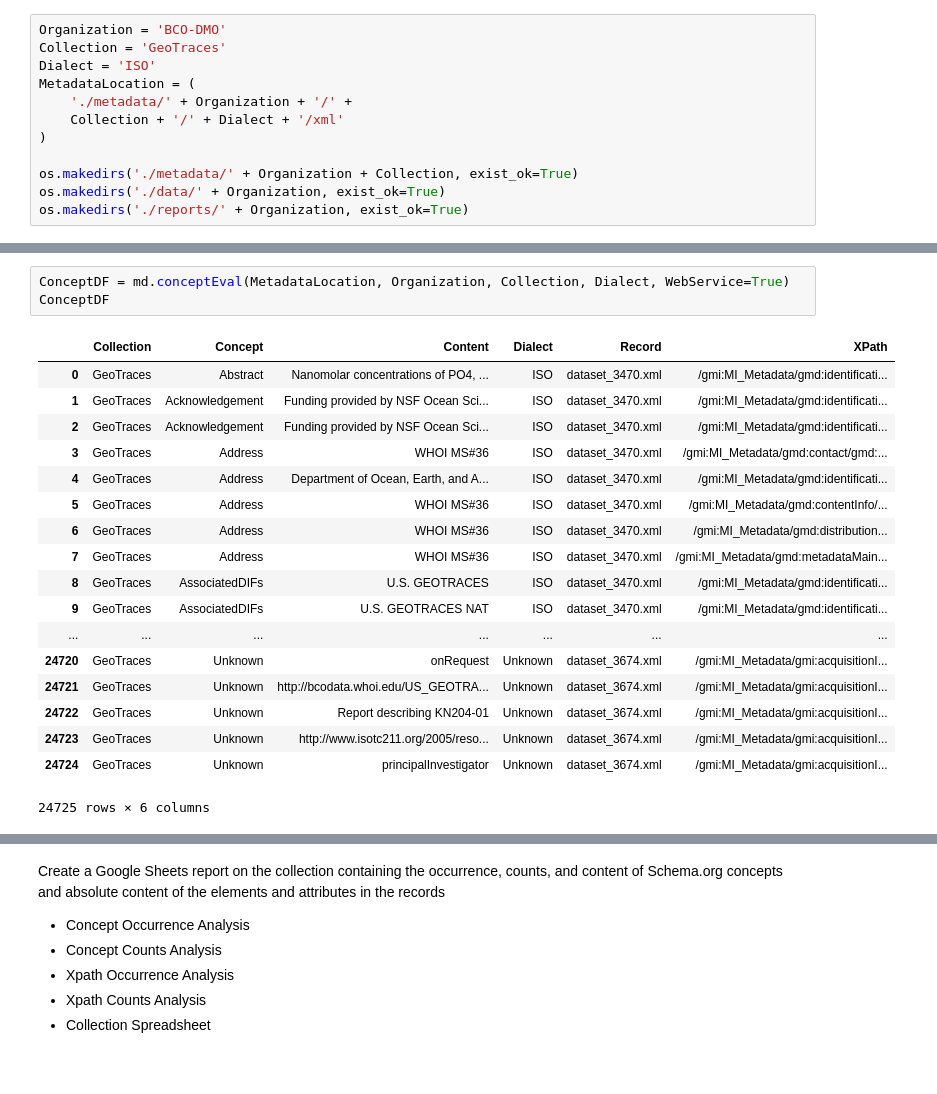
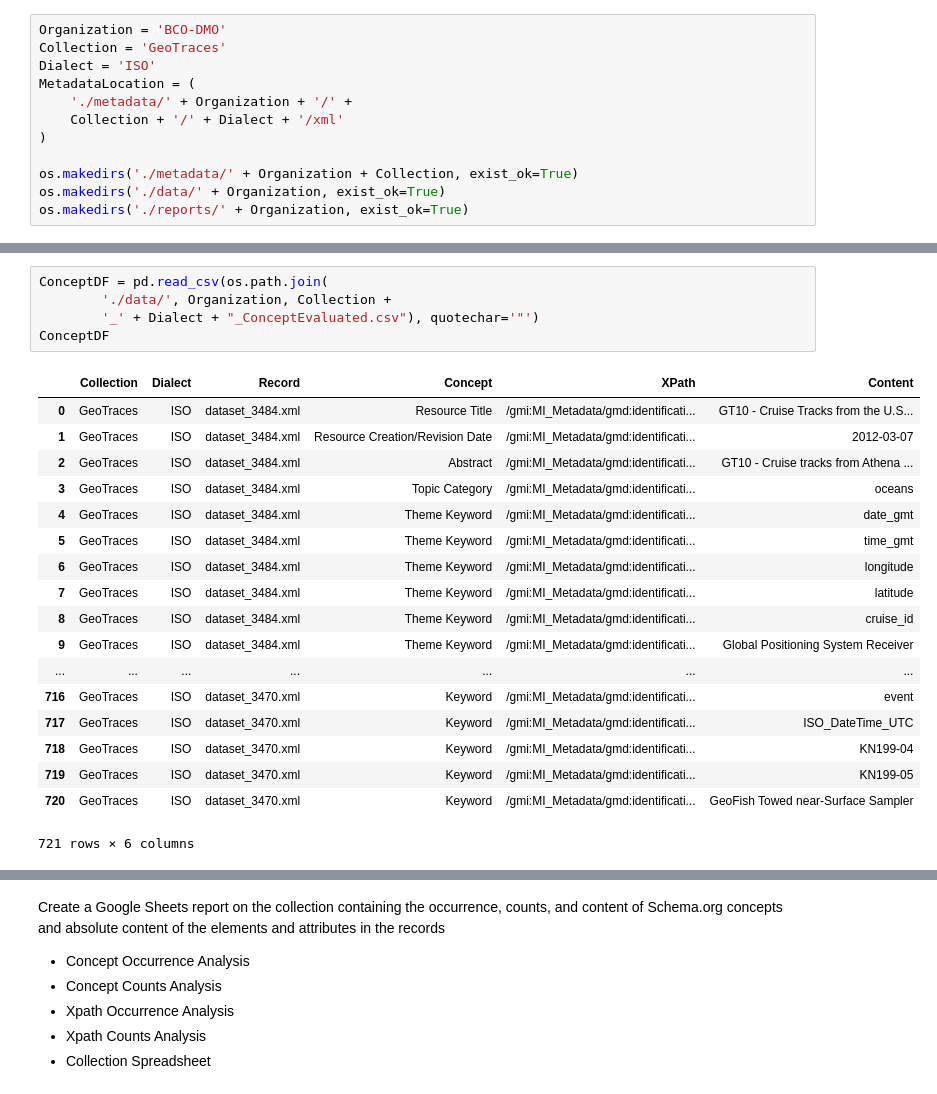
Before and after one commit to scgordon/MILES, a Jupyter notebook: MDeval.ipynb, the cells around one changed output, grey strips where cells are left out. Saved outputs shown, nothing was run; the diff lists cells and outputs as text.

```diff
--- a/MDeval.ipynb
+++ b/MDeval.ipynb
@@ -71,22 +53,24 @@ ElementDF
-# %%
-ConceptDF = md.conceptEval(MetadataLocation, Organization, Collection, Dialect, WebService=True)
-ConceptDF
-# %% [output]
-|  | Collection | Concept | Content | Dialect | Record | XPath |
-| 0 | GeoTraces | Abstract | Nanomolar concentrations of PO4, ... | ISO | dataset_3470.xml | /gmi:MI_Metadata/gmd:identificati... |
-| 1 | GeoTraces | Acknowledgement | Funding provided by NSF Ocean Sci... | ISO | dataset_3470.xml | /gmi:MI_Metadata/gmd:identificati... |
-| 2 | GeoTraces | Acknowledgement | Funding provided by NSF Ocean Sci... | ISO | dataset_3470.xml | /gmi:MI_Metadata/gmd:identificati... |
-| 3 | GeoTraces | Address | WHOI MS#36 | ISO | dataset_3470.xml | /gmi:MI_Metadata/gmd:contact/gmd:... |
-| 4 | GeoTraces | Address | Department of Ocean, Earth, and A... | ISO | dataset_3470.xml | /gmi:MI_Metadata/gmd:identificati... |
-| 5 | GeoTraces | Address | WHOI MS#36 | ISO | dataset_3470.xml | /gmi:MI_Metadata/gmd:contentInfo/... |
-| 6 | GeoTraces | Address | WHOI MS#36 | ISO | dataset_3470.xml | /gmi:MI_Metadata/gmd:distribution... |
-| 7 | GeoTraces | Address | WHOI MS#36 | ISO | dataset_3470.xml | /gmi:MI_Metadata/gmd:metadataMain... |
-| 8 | GeoTraces | AssociatedDIFs | U.S. GEOTRACES | ISO | dataset_3470.xml | /gmi:MI_Metadata/gmd:identificati... |
-| 9 | GeoTraces | AssociatedDIFs | U.S. GEOTRACES NAT | ISO | dataset_3470.xml | /gmi:MI_Metadata/gmd:identificati... |
-| ... | ... | ... | ... | ... | ... | ... |
-| 24720 | GeoTraces | Unknown | onRequest | Unknown | dataset_3674.xml | /gmi:MI_Metadata/gmi:acquisitionI... |
-| 24721 | GeoTraces | Unknown | http://bcodata.whoi.edu/US_GEOTRA... | Unknown | dataset_3674.xml | /gmi:MI_Metadata/gmi:acquisitionI... |
-| 24722 | GeoTraces | Unknown | Report describing KN204-01 | Unknown | dataset_3674.xml | /gmi:MI_Metadata/gmi:acquisitionI... |
-| 24723 | GeoTraces | Unknown | http://www.isotc211.org/2005/reso... | Unknown | dataset_3674.xml | /gmi:MI_Metadata/gmi:acquisitionI... |
-| 24724 | GeoTraces | Unknown | principalInvestigator | Unknown | dataset_3674.xml | /gmi:MI_Metadata/gmi:acquisitionI... |
-24725 rows × 6 columns
+# %%
+ConceptDF = pd.read_csv(os.path.join(
+        './data/', Organization, Collection +
+        '_' + Dialect + "_ConceptEvaluated.csv"), quotechar='"')
+ConceptDF
+# %% [output]
+|  | Collection | Dialect | Record | Concept | XPath | Content |
+| 0 | GeoTraces | ISO | dataset_3484.xml | Resource Title | /gmi:MI_Metadata/gmd:identificati... | GT10 - Cruise Tracks from the U.S... |
+| 1 | GeoTraces | ISO | dataset_3484.xml | Resource Creation/Revision Date | /gmi:MI_Metadata/gmd:identificati... | 2012-03-07 |
+| 2 | GeoTraces | ISO | dataset_3484.xml | Abstract | /gmi:MI_Metadata/gmd:identificati... | GT10 - Cruise tracks from Athena ... |
+| 3 | GeoTraces | ISO | dataset_3484.xml | Topic Category | /gmi:MI_Metadata/gmd:identificati... | oceans |
+| 4 | GeoTraces | ISO | dataset_3484.xml | Theme Keyword | /gmi:MI_Metadata/gmd:identificati... | date_gmt |
+| 5 | GeoTraces | ISO | dataset_3484.xml | Theme Keyword | /gmi:MI_Metadata/gmd:identificati... | time_gmt |
+| 6 | GeoTraces | ISO | dataset_3484.xml | Theme Keyword | /gmi:MI_Metadata/gmd:identificati... | longitude |
+| 7 | GeoTraces | ISO | dataset_3484.xml | Theme Keyword | /gmi:MI_Metadata/gmd:identificati... | latitude |
+| 8 | GeoTraces | ISO | dataset_3484.xml | Theme Keyword | /gmi:MI_Metadata/gmd:identificati... | cruise_id |
+| 9 | GeoTraces | ISO | dataset_3484.xml | Theme Keyword | /gmi:MI_Metadata/gmd:identificati... | Global Positioning System Receiver |
+| ... | ... | ... | ... | ... | ... | ... |
+| 716 | GeoTraces | ISO | dataset_3470.xml | Keyword | /gmi:MI_Metadata/gmd:identificati... | event |
+| 717 | GeoTraces | ISO | dataset_3470.xml | Keyword | /gmi:MI_Metadata/gmd:identificati... | ISO_DateTime_UTC |
+| 718 | GeoTraces | ISO | dataset_3470.xml | Keyword | /gmi:MI_Metadata/gmd:identificati... | KN199-04 |
+| 719 | GeoTraces | ISO | dataset_3470.xml | Keyword | /gmi:MI_Metadata/gmd:identificati... | KN199-05 |
+| 720 | GeoTraces | ISO | dataset_3470.xml | Keyword | /gmi:MI_Metadata/gmd:identificati... | GeoFish Towed near-Surface Sampler |
+721 rows × 6 columns
```
Also changed, not shown: parts of 14 cells of this notebook, 22 other files.
